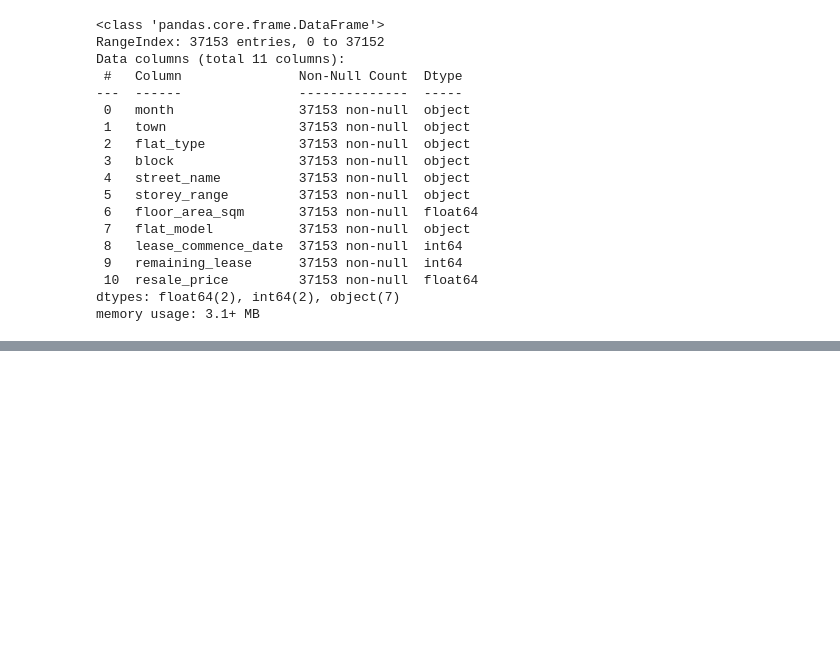
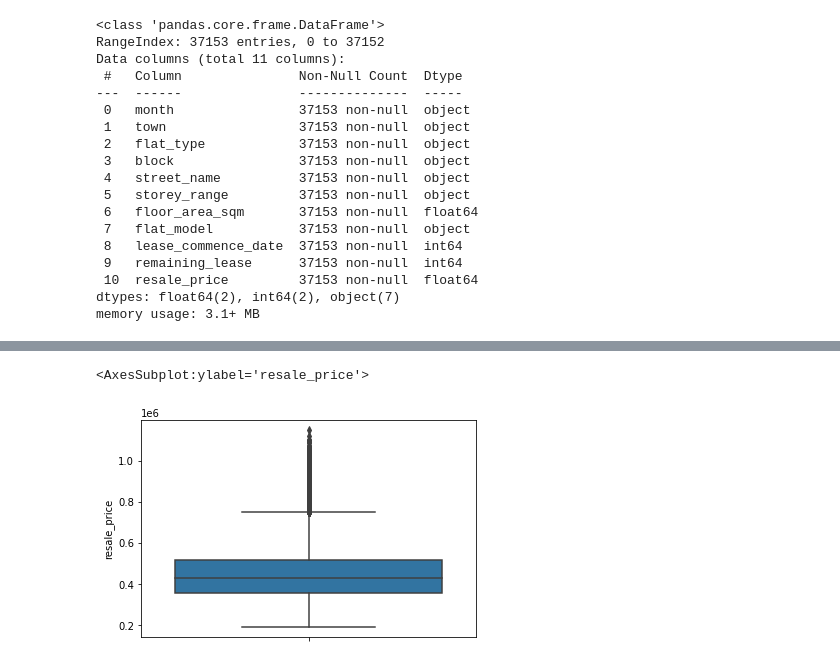
Before and after one commit to JunLongg/hdb-test, a Jupyter notebook: hdb_resale_price_DE.ipynb, the cells around one changed output, grey strips where cells are left out. Saved outputs shown, nothing was run; the diff lists cells and outputs as text; code cells hidden in the pictures; blank space fills up the shorter version.

```diff
--- a/hdb_resale_price_DE.ipynb
+++ b/hdb_resale_price_DE.ipynb
@@ -127,0 +591,5 @@ memory usage: 3.1+ MB
+# %%
+sns.boxplot(y = df2_deduped['resale_price'])
+# %% [output]
+<AxesSubplot:ylabel='resale_price'>
+[figure, added]
```
Also changed, not shown: parts of 64 cells of this notebook, 7 other files.
